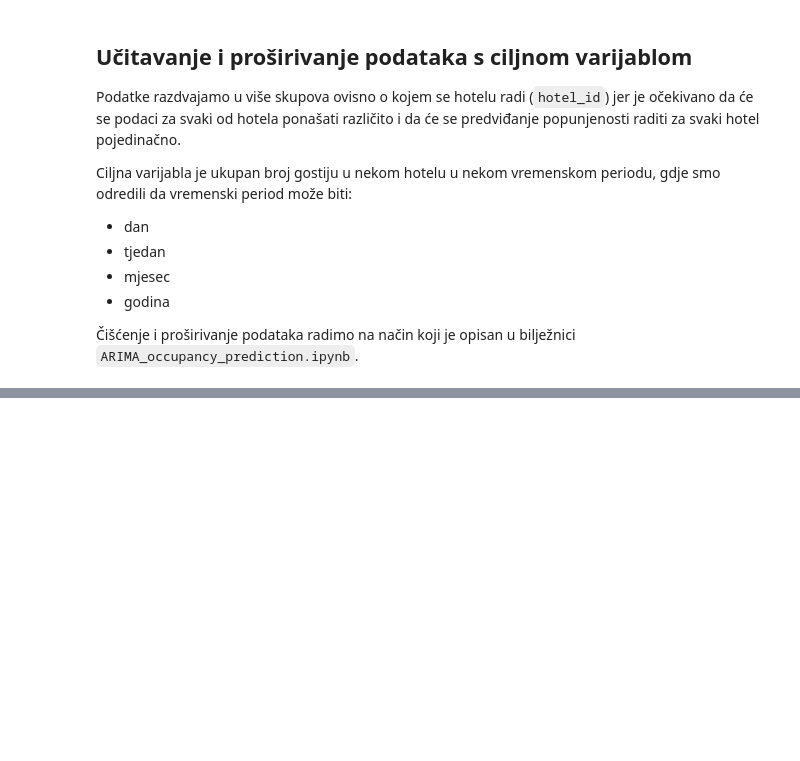
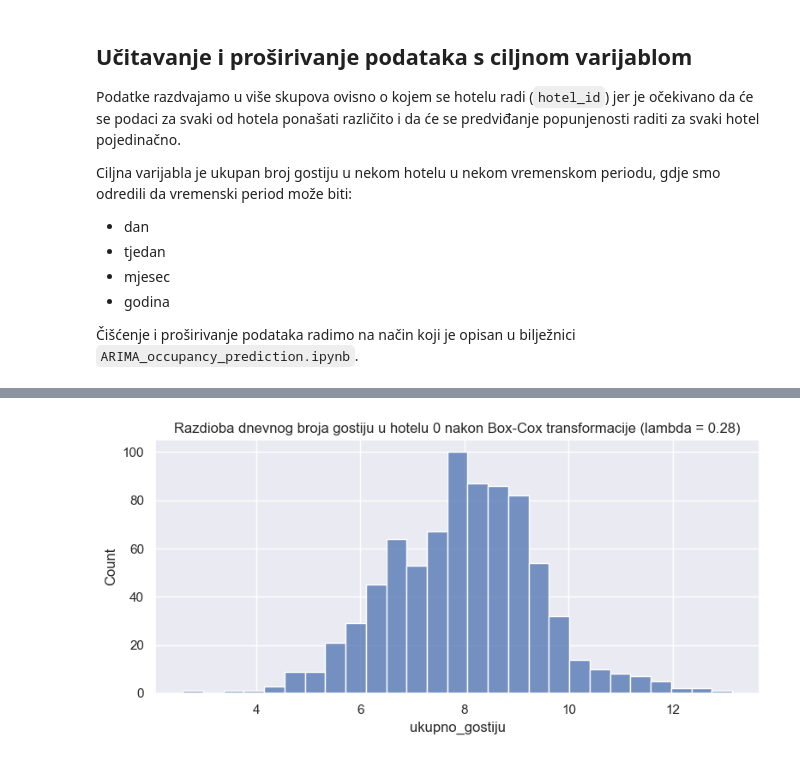
Before and after one commit to MarkoHaralovic/Prediction-of-Hotel-Occupancy, a Jupyter notebook: prediction-of-hotel-occupancy/notebooks/data_decomposition.ipynb, the cells around one changed output, grey strips where cells are left out. Saved outputs shown, nothing was run; the diff lists cells and outputs as text; code cells hidden in the pictures; blank space fills up the shorter version.

```diff
--- a/prediction-of-hotel-occupancy/notebooks/data_decomposition.ipynb
+++ b/prediction-of-hotel-occupancy/notebooks/data_decomposition.ipynb
@@ -129,0 +174,13 @@ fig.set_figheight(10)
+# %%
+transformed_daily_data = NumberOfGuestsDailyResort.copy()
+
+transformed, lmbda = stats.boxcox(NumberOfGuestsDailyResort["ukupno_gostiju"])
+transformed_daily_data["ukupno_gostiju"] = transformed
+
+plt.figure(figsize=(8,4))
+ax = sns.histplot(transformed_daily_data["ukupno_gostiju"])
+ax.set_title(f"Razdioba dnevnog broja gostiju u hotelu 0 nakon Box-Cox transformacije (lambda = {lmbda:.2f})")
+plt.tight_layout()
+plt.show()
+# %% [output]
+[figure, added]
```
Also changed, not shown: parts of 34 cells of this notebook.
